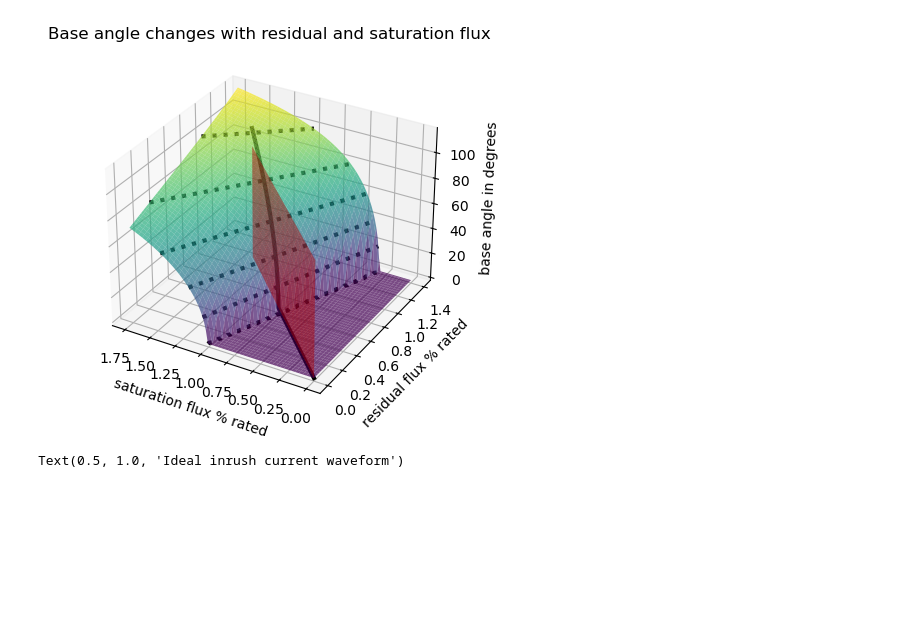
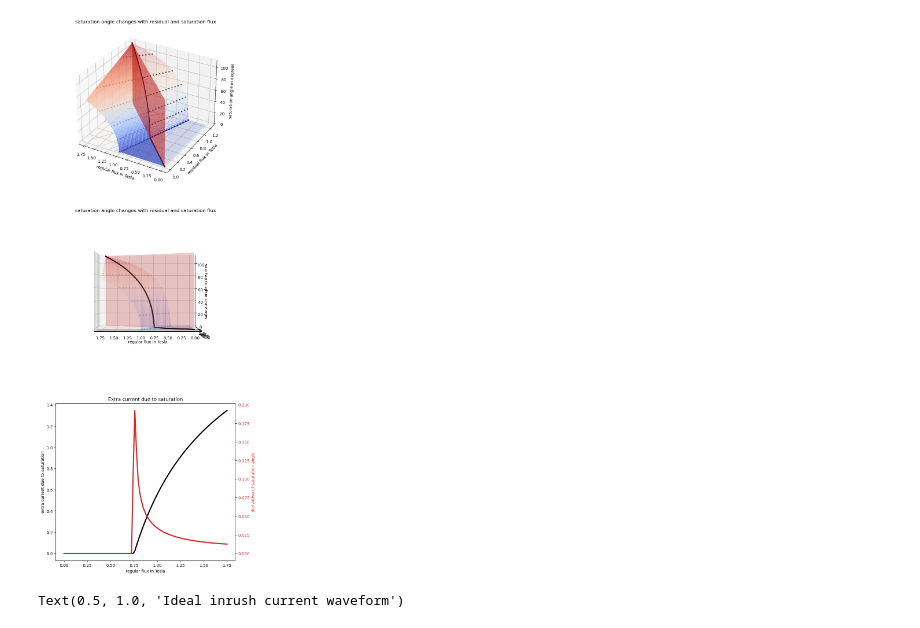
Before and after one commit to tabirako/electrical_scripts, a Jupyter notebook: base_angle_changes_with_residual_and_saturation_flux.ipynb, the cells around one changed output. Saved outputs shown, nothing was run; the diff lists cells and outputs as text; code cells hidden in the pictures; blank space fills up the shorter version.

```diff
--- a/base_angle_changes_with_residual_and_saturation_flux.ipynb
+++ b/base_angle_changes_with_residual_and_saturation_flux.ipynb
@@ -5,22 +5,23 @@ from matplotlib import ticker, colors
 # %%
 
 n = 10
-residual_coef = 0.8 # 0.8 for cold-rolled steel, 0.6 for hot-rolled steel
+residual_coef = 0.7 # 0.8 for cold-rolled steel, 0.6 for hot-rolled steel
 bmax = 1.75
 br = bmax * residual_coef
 bsat = 2.03
 
-def f(b_residual, b_regular):
+def f(b_regular, b_residual):
     r = (bsat-b_residual-b_regular)/b_regular
     r = np.clip(r, -1, 1)
     return 0.9*np.arccos(r)
 
 
+b_regular = np.linspace(0, bmax, 10*n)
 b_residual = np.linspace(0, br, 10*n)
-b_regular = np.linspace(0, bmax, 10*n)
-X, Y = np.meshgrid(b_residual, b_regular)
+
+X, Y = np.meshgrid(b_regular, b_residual)
 Z = f(X, Y)
 print(Z.max(), Z.min())
-print(f(X, Y)[-1:])
-print(f(X, Y)[:1])
+#print(f(X, Y)[-1:])
+#print(f(X, Y)[:1])
 # %% [output]
@@ -48,33 +29,76 @@ np.float64(2.0387651331793073)
 # %%
-# plotting x = y plane
-X1 = np.linspace(0, br, 10*n)
-Z1 = np.linspace(0, np.pi/2, 10*n)
-X1, Z1 = np.meshgrid(X1, Z1)
-Y1 = X1*residual_coef  # assuming x = y plane
-
-# plotting intersection of x=y plane and the surface
-X2 = np.linspace(0, br, 10*n)
-Y2 = X2*residual_coef  # x = y
-Z2 = f(X2, Y2)
+# creating masks for the two regions
+mask_A = Y <= X * residual_coef
+mask_B = ~mask_A
+Z_A = np.where(mask_A, Z, np.nan)
+Z_B = np.where(mask_B, Z, np.nan)
 
 
+# plotting x = y*residual_coef plane
+X1 = np.linspace(0, bmax, 10*n)
+Z1 = np.linspace(0, f(b_residual=br,b_regular=bmax), 10*n)
+X1, Z1 = np.meshgrid(X1, Z1)
+Y1 = X1*residual_coef  # assuming x = x = y*residual_coef plane
 
+# plotting intersection of x=y*residual_coef plane and the surface
+X2 = np.linspace(0, bmax, 10*n)
+Y2 = X2*residual_coef  # x = y*residual_coef plane
+Z2 = f(b_regular=X2, b_residual=Y2)
+
+Z2_derivative = np.gradient(Z2)
+
+# plotting contour levels
 angle_levels = np.linspace(0, 180,10)
 #print(angle_levels)
-ax = plt.axes(projection='3d')
-ax.contour(Y, X, Z*180/np.pi, alpha=1, linewidths=3, colors='black', linestyles='dotted', levels=angle_levels)
-ax.plot_surface(Y, X, Z*180/np.pi, cmap='viridis', edgecolor='none', alpha=0.7)
-ax.plot_surface(X1, Y1, Z1*180/np.pi, color='red', alpha=0.5)
-ax.plot(X2, Y2, Z2*180/np.pi, color='black', linewidth=3)
-ax.set_xlabel("saturation flux % rated")
-ax.set_ylabel("residual flux % rated")
-ax.set_zlabel("base angle in degrees")
-ax.invert_xaxis()
-#ax.view_init(-170, 210)
-ax.set_title("Base angle changes with residual and saturation flux")
+
+
+fig = plt.figure(figsize=(8,24))
+
+ax1 = fig.add_subplot(3, 1, 1, projection='3d')
+ax1.plot(X2, Y2, Z2*180/np.pi, color='black', linewidth=3)
+ax1.contour(X, Y, Z*180/np.pi, zdir='z', offset=-1, cmap='coolwarm')
+ax1.contour(X, Y, Z*180/np.pi, alpha=0.8, linewidths=3, colors='black', linestyles='dotted', levels=angle_levels)
+#ax1.plot_surface(X, Y, Z*180/np.pi, cmap='coolwarm', edgecolor='black', rstride=8, cstride=8, alpha=0.5)
+ax1.plot_surface(X, Y, Z_A*180/np.pi, cmap='coolwarm', edgecolor='none', alpha=0.8)
+ax1.plot_surface(X, Y, Z_B*180/np.pi, cmap='coolwarm', edgecolor='none', alpha=0.2)
+ax1.plot_surface(X1, Y1, Z1*180/np.pi, color='red', alpha=0.5)
+
+ax1.set_xlabel("regular flux in Tesla")
+ax1.set_ylabel("residual flux in Tesla")
+ax1.set_zlabel("saturation angle in degrees")
+ax1.invert_xaxis()
+ax1.set_title("saturation angle changes with residual and saturation flux")
+
+ax2 = fig.add_subplot(312, projection='3d')
+ax2.plot(X2, Y2, Z2*180/np.pi, color='black', linewidth=3)
+ax2.contour(X, Y, Z*180/np.pi, zdir='z', offset=-1, cmap='coolwarm', alpha=0.2)
+ax2.contour(X, Y, Z*180/np.pi, alpha=0.2, linewidths=3, colors='black', linestyles='dotted', levels=angle_levels)
+ax2.plot_surface(X, Y, Z*180/np.pi, cmap='coolwarm', edgecolor='none', rstride=8, cstride=8, alpha=0.2)
+ax2.plot_surface(X1, Y1, Z1*180/np.pi, color='red', alpha=0.2)
+
+ax2.set_xlabel("regular flux in Tesla")
+#ax2.set_ylabel("residual flux in Tesla")
+ax2.set_zlabel("saturation angle in degrees")
+ax2.invert_xaxis()
+ax2.view_init(elev=0, azim=-90, roll=0)
+ax2.set_title("saturation angle changes with residual and saturation flux")
+
+color = 'tab:blue'
+ax3 = fig.add_subplot(313)
+ax3.plot(X2, 1-np.cos(Z2), color='black', linewidth=3)
+ax3.set_xlabel("regular flux in Tesla")
+ax3.set_ylabel("extra current due to saturation")
+ax3.set_title("Extra current due to saturation")
+
+ax4 = ax3.twinx()
+color = 'tab:red'
+ax4.set_ylabel("derivative of saturation angle", color=color)
+ax4.plot(X2, Z2_derivative, color=color, linewidth=3)
+ax4.tick_params(axis='y', labelcolor=color)
+
 plt.show()
 # %% [output]
-[figure, old version]
+[figure, new version]
 # %%
 alpha = 2*np.pi/4
 def ideal_inrush_current(x):
```
Also changed, not shown: parts of 2 cells of this notebook.
